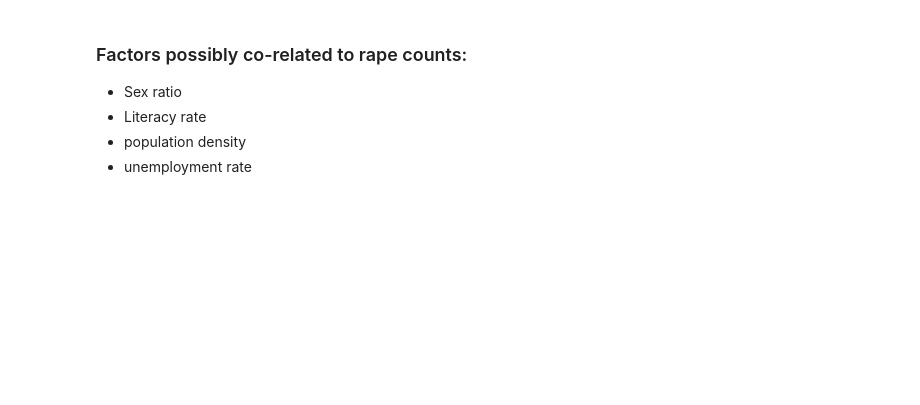
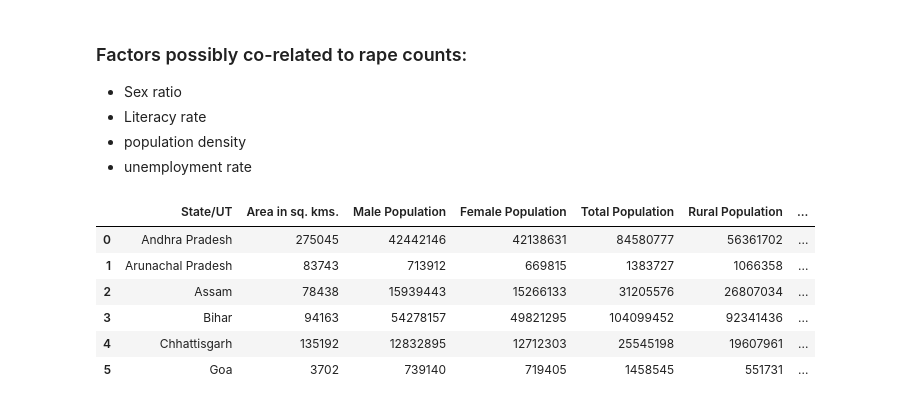
Before and after one commit to RajeevG187/Breaking-The-Scilence, a Jupyter notebook: DS250_project_EDA.ipynb, the cells around one changed output. Cells and saved outputs as stored; diff of their text form; code cells hidden in the pictures; blank space fills up the shorter version.

```diff
--- a/DS250_project_EDA.ipynb
+++ b/DS250_project_EDA.ipynb
@@ -358,0 +357,12 @@ Population
+# %%
+Population_Dsitribution_statewise = pd.read_csv('Rape_Data/Population_Dsitribution_statewise.csv')
+# %%
+Population_Dsitribution_statewise.head(6)
+# %% [output]
+|  | State/UT | Area in sq. kms. | Male Population | Female Population | Total Population | Rural Population | ... |
+| 0 | Andhra Pradesh | 275045 | 42442146 | 42138631 | 84580777 | 56361702 | ... |
+| 1 | Arunachal Pradesh | 83743 | 713912 | 669815 | 1383727 | 1066358 | ... |
+| 2 | Assam | 78438 | 15939443 | 15266133 | 31205576 | 26807034 | ... |
+| 3 | Bihar | 94163 | 54278157 | 49821295 | 104099452 | 92341436 | ... |
+| 4 | Chhattisgarh | 135192 | 12832895 | 12712303 | 25545198 | 19607961 | ... |
+| 5 | Goa | 3702 | 739140 | 719405 | 1458545 | 551731 | ... |
```
Also changed, not shown: parts of 24 cells of this notebook, 1 other file.
